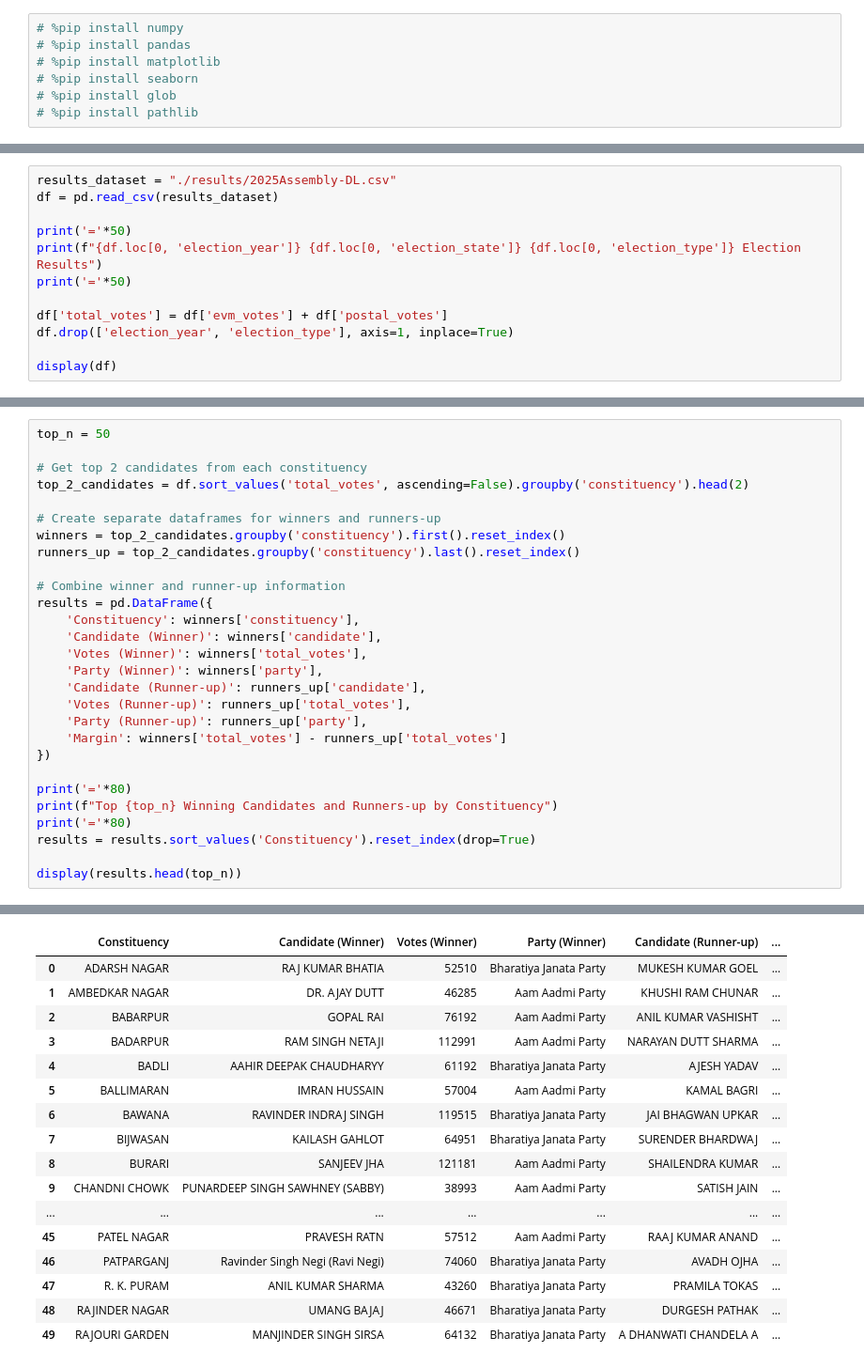
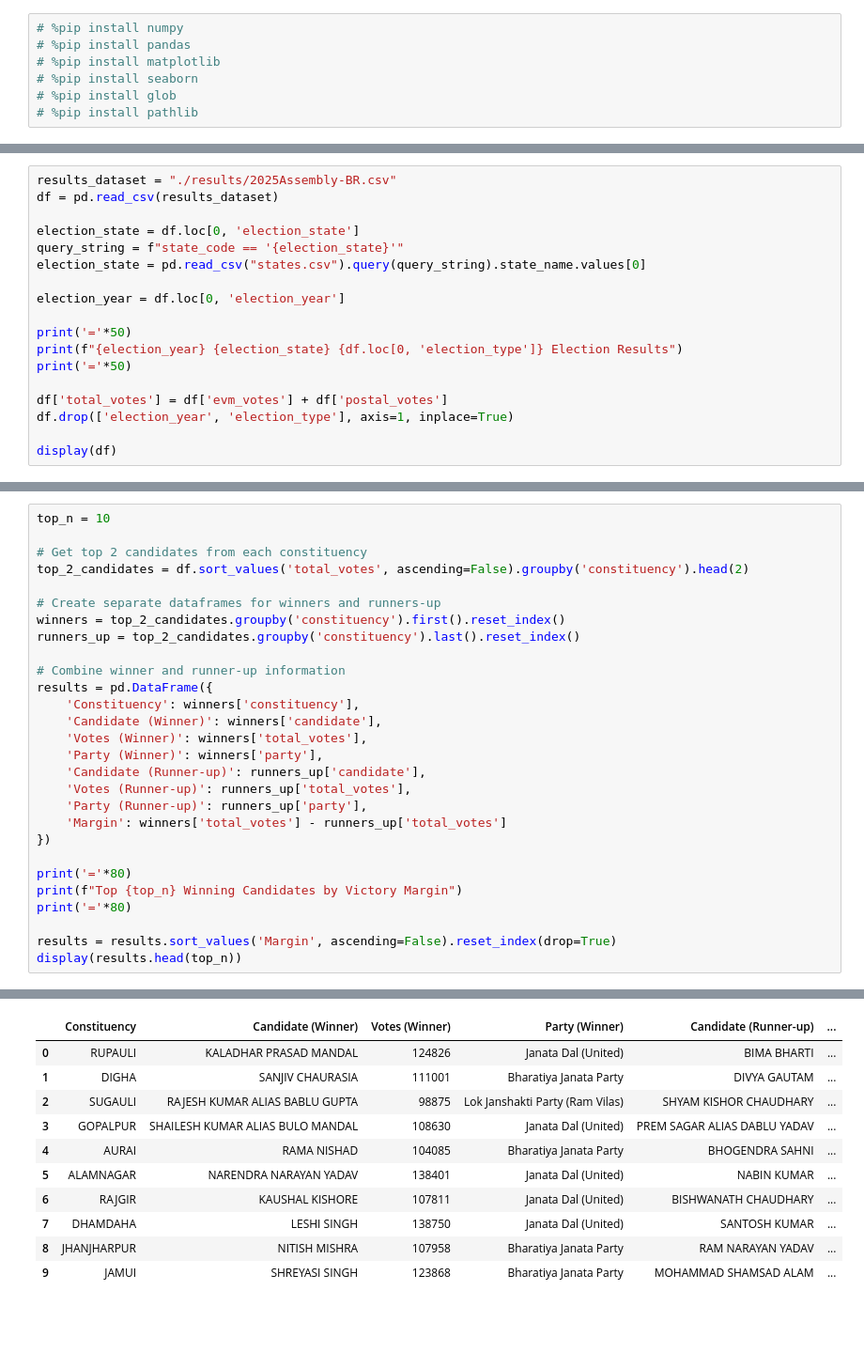
Before and after one commit to thecont1/india-votes-data, a Jupyter notebook: analyse-this.ipynb, the cells around one changed output, grey strips where cells are left out. Shown at 94% size. Cells and saved outputs as stored; diff of their text form; blank space fills up the shorter version.

```diff
--- a/analyse-this.ipynb
+++ b/analyse-this.ipynb
@@ -15,9 +45,15 @@ from pathlib import Path
 # %%
-results_dataset = "./results/2025Assembly-DL.csv"
+results_dataset = "./results/2025Assembly-BR.csv"
 df = pd.read_csv(results_dataset)
 
+election_state = df.loc[0, 'election_state']
+query_string = f"state_code == '{election_state}'"
+election_state = pd.read_csv("states.csv").query(query_string).state_name.values[0]
+
+election_year = df.loc[0, 'election_year']
+
 print('='*50)
-print(f"{df.loc[0, 'election_year']} {df.loc[0, 'election_state']} {df.loc[0, 'election_type']} Election Results")
+print(f"{election_year} {election_state} {df.loc[0, 'election_type']} Election Results")
 print('='*50)
 
 df['total_votes'] = df['evm_votes'] + df['postal_votes']
@@ -44,5 +80,5 @@ display(df)
 # %%
-top_n = 50
+top_n = 10
 
 # Get top 2 candidates from each constituency
 top_2_candidates = df.sort_values('total_votes', ascending=False).groupby('constituency').head(2)
@@ -64,10 +100,10 @@ results = pd.DataFrame({
 })
 
 print('='*80)
-print(f"Top {top_n} Winning Candidates and Runners-up by Constituency")
+print(f"Top {top_n} Winning Candidates by Victory Margin")
 print('='*80)
-results = results.sort_values('Constituency').reset_index(drop=True)
 
+results = results.sort_values('Margin', ascending=False).reset_index(drop=True)
 display(results.head(top_n))
 # %% [output]
 ================================================================================
@@ -75,20 +111,14 @@ Top 50 Winning Candidates and Runners-up by Constituency
 ================================================================================
 |  | Constituency | Candidate (Winner) | Votes (Winner) | Party (Winner) | Candidate (Runner-up) | ... |
-| 0 | ADARSH NAGAR | RAJ KUMAR BHATIA | 52510 | Bharatiya Janata Party | MUKESH KUMAR GOEL | ... |
-| 1 | AMBEDKAR NAGAR | DR. AJAY DUTT | 46285 | Aam Aadmi Party | KHUSHI RAM CHUNAR | ... |
-| 2 | BABARPUR | GOPAL RAI | 76192 | Aam Aadmi Party | ANIL KUMAR VASHISHT | ... |
-| 3 | BADARPUR | RAM SINGH NETAJI | 112991 | Aam Aadmi Party | NARAYAN DUTT SHARMA | ... |
-| 4 | BADLI | AAHIR DEEPAK CHAUDHARYY | 61192 | Bharatiya Janata Party | AJESH YADAV | ... |
-| 5 | BALLIMARAN | IMRAN HUSSAIN | 57004 | Aam Aadmi Party | KAMAL BAGRI | ... |
-| 6 | BAWANA | RAVINDER INDRAJ SINGH | 119515 | Bharatiya Janata Party | JAI BHAGWAN UPKAR | ... |
-| 7 | BIJWASAN | KAILASH GAHLOT | 64951 | Bharatiya Janata Party | SURENDER BHARDWAJ | ... |
-| 8 | BURARI | SANJEEV JHA | 121181 | Aam Aadmi Party | SHAILENDRA KUMAR | ... |
-| 9 | CHANDNI CHOWK | PUNARDEEP SINGH SAWHNEY (SABBY) | 38993 | Aam Aadmi Party | SATISH JAIN | ... |
-| ... | ... | ... | ... | ... | ... | ... |
-| 45 | PATEL NAGAR | PRAVESH RATN | 57512 | Aam Aadmi Party | RAAJ KUMAR ANAND | ... |
-| 46 | PATPARGANJ | Ravinder Singh Negi (Ravi Negi) | 74060 | Bharatiya Janata Party | AVADH OJHA | ... |
-| 47 | R. K. PURAM | ANIL KUMAR SHARMA | 43260 | Bharatiya Janata Party | PRAMILA TOKAS | ... |
-| 48 | RAJINDER NAGAR | UMANG BAJAJ | 46671 | Bharatiya Janata Party | DURGESH PATHAK | ... |
-| 49 | RAJOURI GARDEN | MANJINDER SINGH SIRSA | 64132 | Bharatiya Janata Party | A DHANWATI CHANDELA A | ... |
+| 0 | RUPAULI | KALADHAR PRASAD MANDAL | 124826 | Janata Dal (United) | BIMA BHARTI | ... |
+| 1 | DIGHA | SANJIV CHAURASIA | 111001 | Bharatiya Janata Party | DIVYA GAUTAM | ... |
+| 2 | SUGAULI | RAJESH KUMAR ALIAS BABLU GUPTA | 98875 | Lok Janshakti Party (Ram Vilas) | SHYAM KISHOR CHAUDHARY | ... |
+| 3 | GOPALPUR | SHAILESH KUMAR ALIAS BULO MANDAL | 108630 | Janata Dal (United) | PREM SAGAR ALIAS DABLU YADAV | ... |
+| 4 | AURAI | RAMA NISHAD | 104085 | Bharatiya Janata Party | BHOGENDRA SAHNI | ... |
+| 5 | ALAMNAGAR | NARENDRA NARAYAN YADAV | 138401 | Janata Dal (United) | NABIN KUMAR | ... |
+| 6 | RAJGIR | KAUSHAL KISHORE | 107811 | Janata Dal (United) | BISHWANATH CHAUDHARY | ... |
+| 7 | DHAMDAHA | LESHI SINGH | 138750 | Janata Dal (United) | SANTOSH KUMAR | ... |
+| 8 | JHANJHARPUR | NITISH MISHRA | 107958 | Bharatiya Janata Party | RAM NARAYAN YADAV | ... |
+| 9 | JAMUI | SHREYASI SINGH | 123868 | Bharatiya Janata Party | MOHAMMAD SHAMSAD ALAM | ... |
 # %%
 print('='*80)
```
Also changed, not shown: parts of 14 cells of this notebook, 3 other files.
